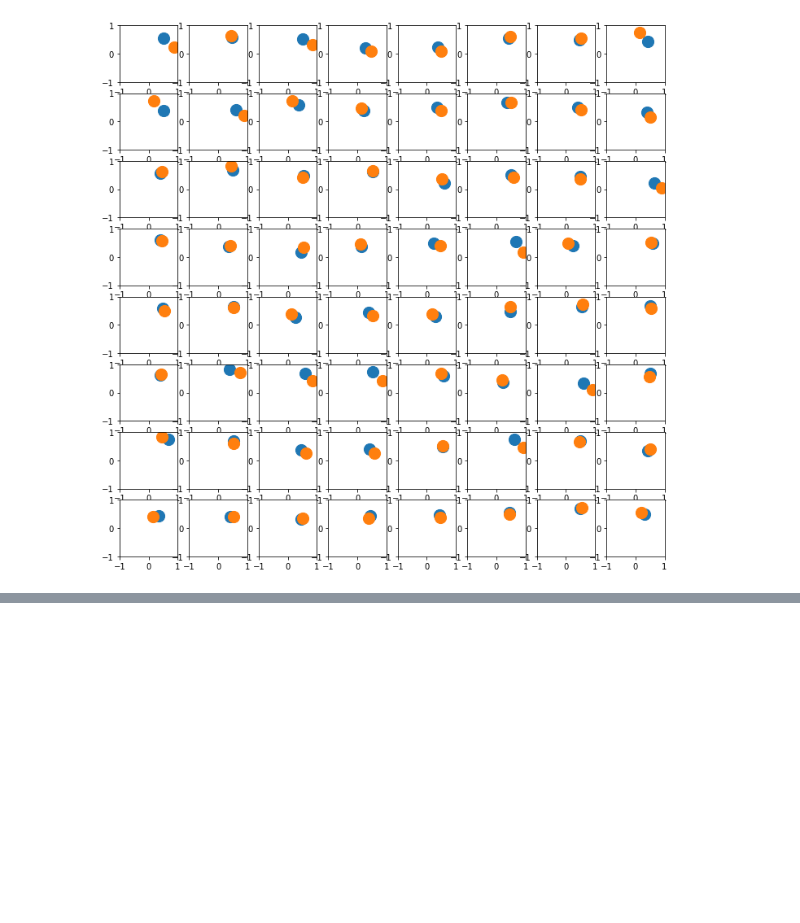
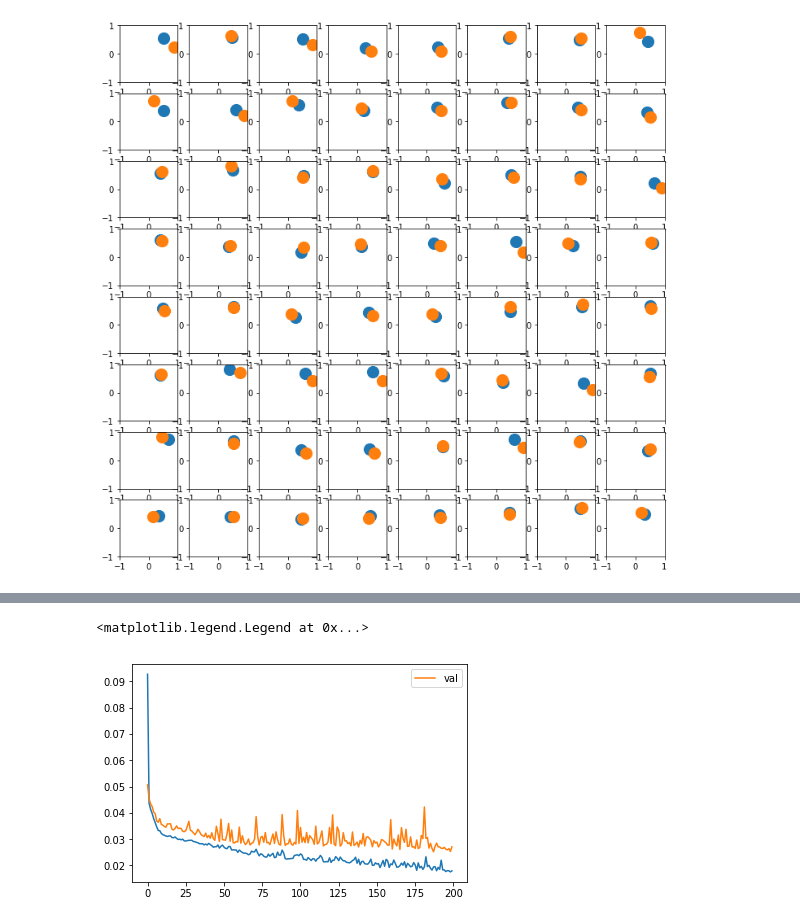
Before and after one commit to jlin816/gyrosec, a Jupyter notebook: learn_touch_locations.ipynb, the cells around one changed output, grey strips where cells are left out. Cells and saved outputs as stored; diff of their text form; code cells hidden in the pictures; blank space fills up the shorter version.

```diff
--- a/learn_touch_locations.ipynb
+++ b/learn_touch_locations.ipynb
@@ -140,3 +133,7 @@ for i in range(nrows * ncols):
 fig.show()
 # %% [output]
 [figure]
+# %%
+x_train, x_test, y_train, y_test = train_test_split(X, touch_loc_y, test_size=0.1)
+model = build_model()
+history = model.fit(x_train, y_train, epochs=200, batch_size=20, validation_data=(x_test, y_test))
@@ -142,0 +158,7 @@ fig.show()
+# %%
+plt.plot(history.history["loss"])
+plt.plot(history.history["val_loss"], label="val")
+plt.legend()
+# %% [output]
+<matplotlib.legend.Legend at 0x...>
+[figure, added]
```
Also changed, not shown: parts of 3 cells of this notebook, 1 other file.
